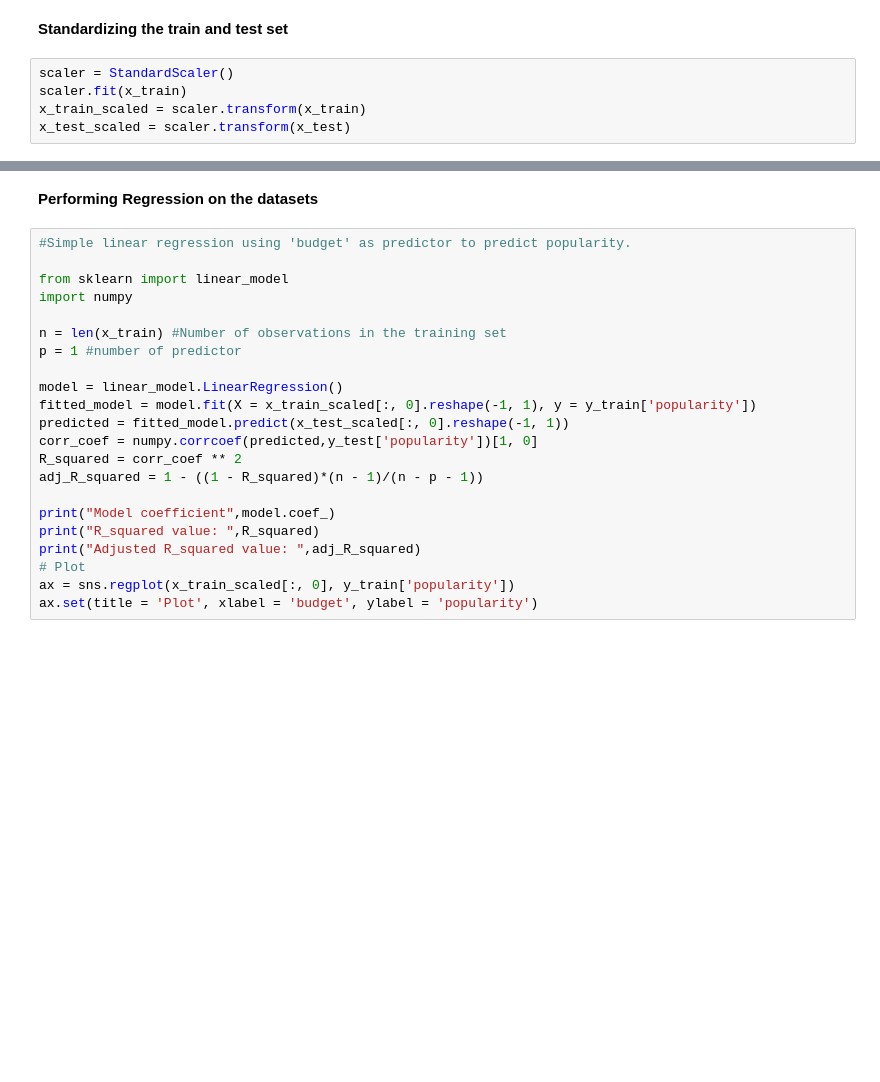
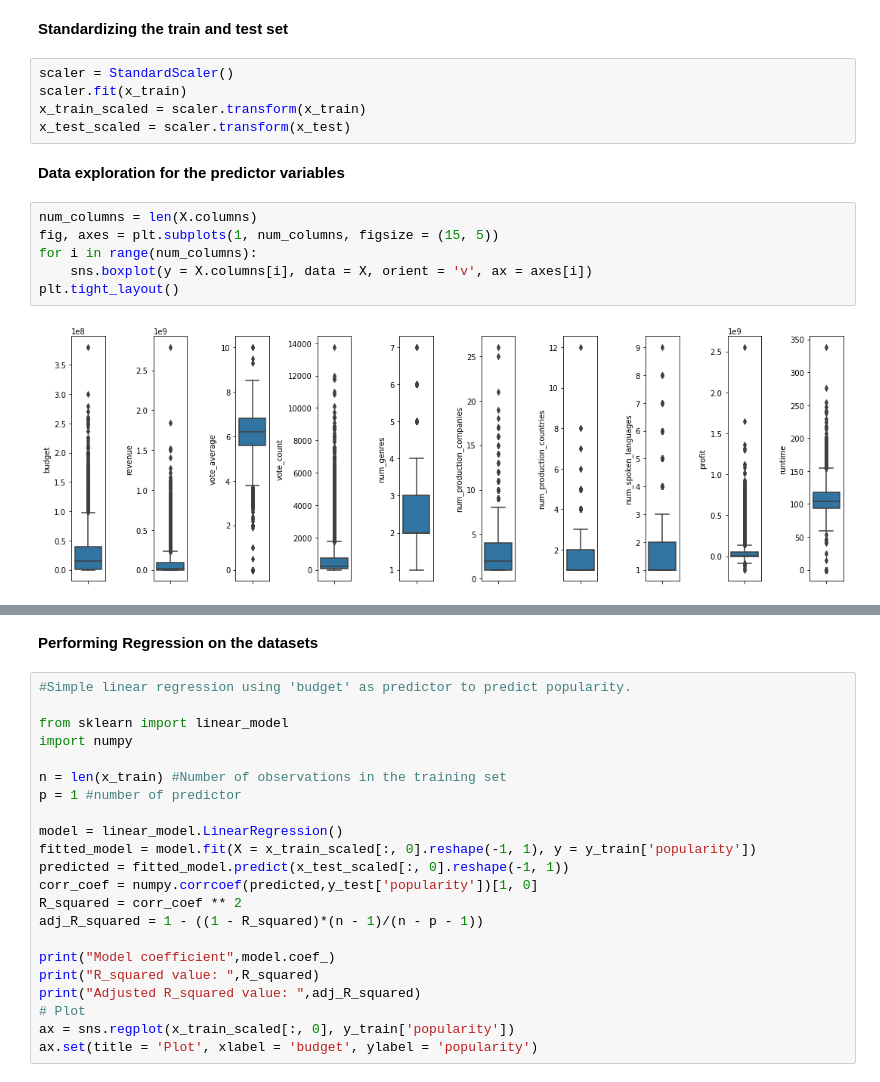
Before and after one commit to fjerrichiello/CS418GP, a Jupyter notebook: FinalProject/Analysis.ipynb, the cells around one changed output, grey strips where cells are left out. Saved outputs shown, nothing was run; the diff lists cells and outputs as text; blank space fills up the shorter version.

```diff
--- a/FinalProject/Analysis.ipynb
+++ b/FinalProject/Analysis.ipynb
@@ -123,3 +121,13 @@ scaler = StandardScaler()
 scaler.fit(x_train)
 x_train_scaled = scaler.transform(x_train)
 x_test_scaled = scaler.transform(x_test)
+# %% [markdown]
+**Data exploration for the predictor variables**
+# %%
+num_columns = len(X.columns)
+fig, axes = plt.subplots(1, num_columns, figsize = (15, 5))
+for i in range(num_columns):
+    sns.boxplot(y = X.columns[i], data = X, orient = 'v', ax = axes[i])
+plt.tight_layout()
+# %% [output]
+[figure, added]
```
Also changed, not shown: parts of 19 cells of this notebook.
